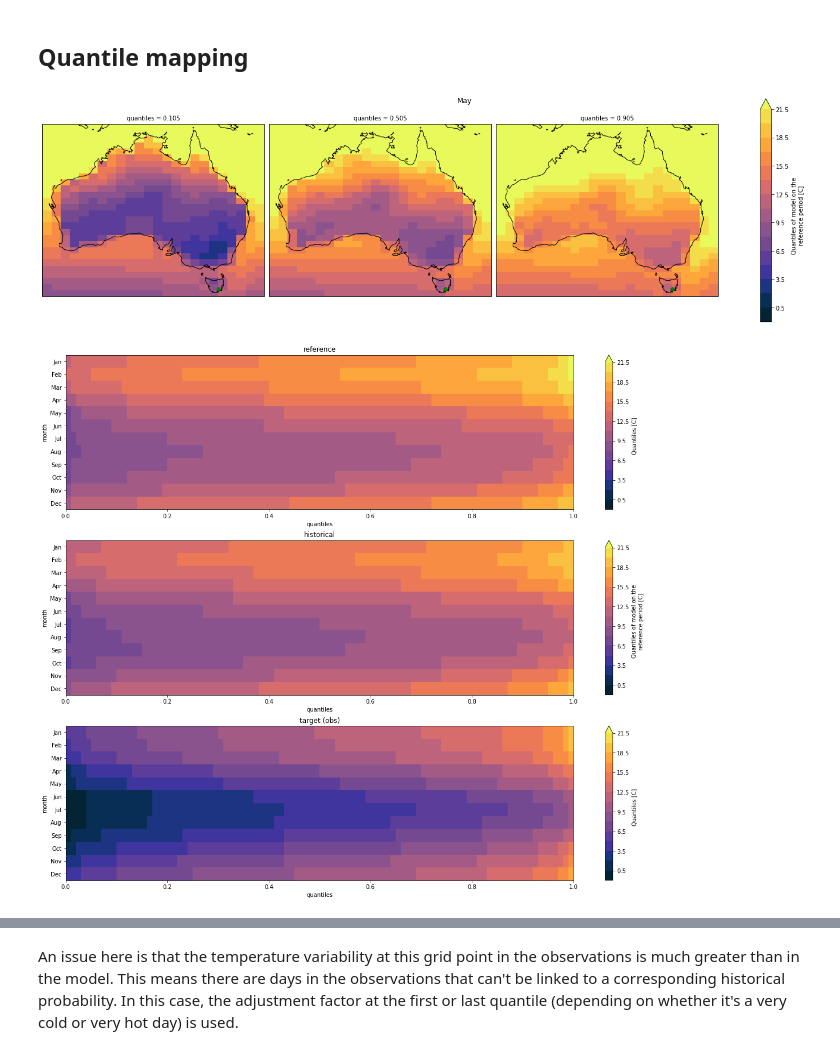
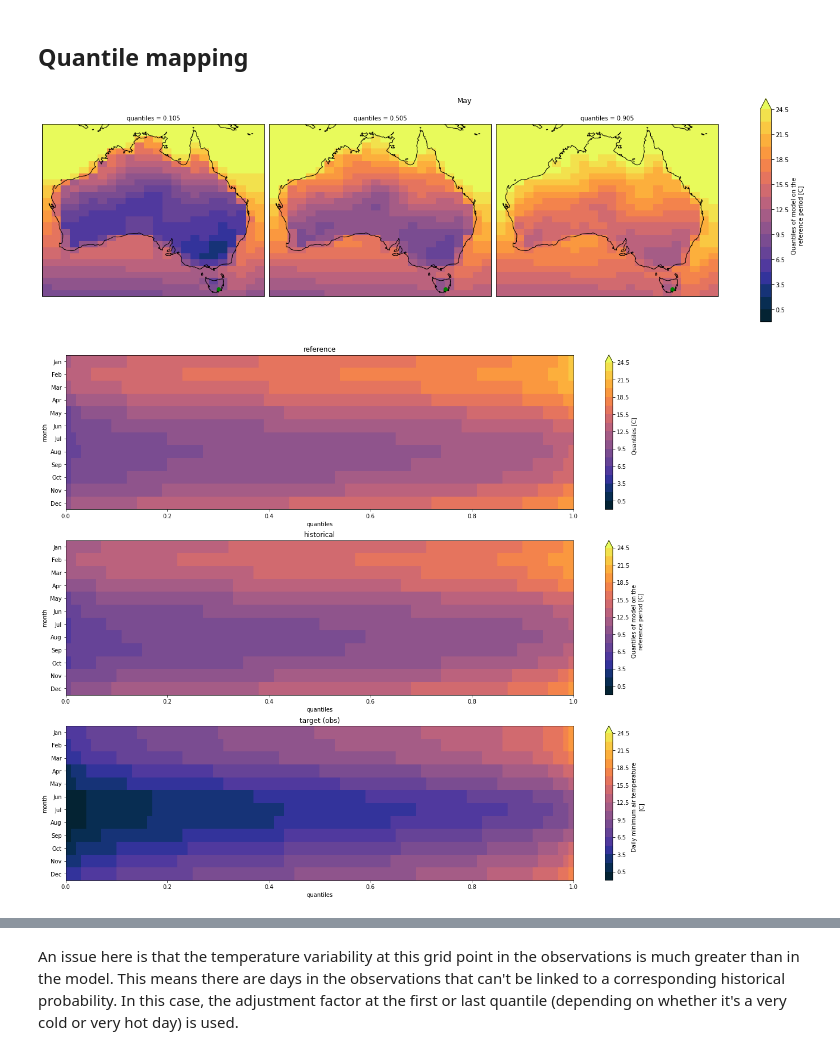
Before and after one commit to AusClimateService/qqscale, a Jupyter notebook: example_validation/tasmin-qdc-additive-monthly-infileq_day_AGCD-ACCESS-ESM1-5_ssp370_r1i1p1f1_20350101-20641231.ipynb, the cells around one changed output, grey strips where cells are left out. Saved outputs shown, nothing was run; the diff lists cells and outputs as text; code cells hidden in the pictures.

```diff
--- a/example_validation/tasmin-qdc-additive-monthly-infileq_day_AGCD-ACCESS-ESM1-5_ssp370_r1i1p1f1_20350101-20641231.ipynb
+++ b/example_validation/tasmin-qdc-additive-monthly-infileq_day_AGCD-ACCESS-ESM1-5_ssp370_r1i1p1f1_20350101-20641231.ipynb
@@ -32,6 +32,7 @@ example_month = 6
 # Parameters
 adjustment_file = "/g/data/wp00/users/dbi599/test_space/tasmin-qdc-adjustment-factors-additive-monthly_day_ACCESS-ESM1-5_historical-ssp370_r1i1p1f1_19950101-20141231_20350101-20641231.nc"
 qq_file = "/g/data/wp00/users/dbi599/test_space/tasmin-qdc-additive-monthly-infileq_day_AGCD-ACCESS-ESM1-5_ssp370_r1i1p1f1_20350101-20641231.nc"
+target_q_file = "/g/data/wp00/users/dbi599/test_space/tmin-quantiles_AGCD-CSIRO_r005_1990-2019_daily.nc"
 example_lat = -42.9
 example_lon = 147.3
 example_month = 5
@@ -80,7 +82,7 @@ plot_config = {}
 if hist_var == 'tasmin':
     plot_config['regular_cmap'] = cmocean.cm.thermal
     plot_config['diverging_cmap'] = 'RdBu_r'
-    plot_config['general_levels'] = [-1, 0.5, 2, 3.5, 5, 6.5, 8, 9.5, 11, 12.5, 14, 15.5, 17, 18.5, 20, 21.5]
+    plot_config['general_levels'] = [-1, 0.5, 2, 3.5, 5, 6.5, 8, 9.5, 11, 12.5, 14, 15.5, 17, 18.5, 20, 21.5, 23, 24.5]
     plot_config['af_levels'] = None
     plot_config['difference_levels'] = [0.6, 0.8, 1.0, 1.2, 1.4, 1.6, 1.8, 2.0]
 elif hist_var == 'tasmax':
@@ -214,4 +236,4 @@ air_temperature
 units :
 C
 # %%
-target_q = utils.get_quantiles(ds_target[target_var], ds_adjust['quantiles'].data)
+target_q = xr.open_dataset(target_q_file)
@@ -279,2 +239,0 @@ To avoid creating the large chunks, set the option
-# %%
-target_q = target_q.compute()
@@ -369,7 +342,7 @@ if 'lat' in ds_adjust.dims:
         lon_bounds=[lon_min_qq, lon_max_qq],
     )
 # %% [output]
-[figure, old version]
+[figure, new version]
 # %%
 fig = plt.figure(figsize=[20, 17])
 ax1 = fig.add_subplot(311)
@@ -377,35 +350,35 @@ ax2 = fig.add_subplot(312)
 ax3 = fig.add_subplot(313)
 
 quantile_month_plot(
     ds_adjust['ref_q'],
     ax1,
     'regular',
     levels=plot_config['general_levels'],
     title='reference',
     extend='max',
 )
 
 quantile_month_plot(
     ds_adjust['hist_q'],
     ax2,
     'regular',
     levels=plot_config['general_levels'],
     title='historical',
     extend='max',
 )
 
 quantile_month_plot(
-    target_q,
+    target_q[target_var],
     ax3,
     'regular',
     levels=plot_config['general_levels'],
     title='target (obs)',
     extend='max',
 )
 
 plt.show()
 # %% [output]
-[figure, old version]
+[figure, new version]
 # %%
 df_hist = pd.DataFrame(da_hist[da_hist['time'].dt.month == example_month].values, columns=[hist_var])
 # %% [output]
```
Also changed, not shown: parts of 16 cells of this notebook, 7 other files.
